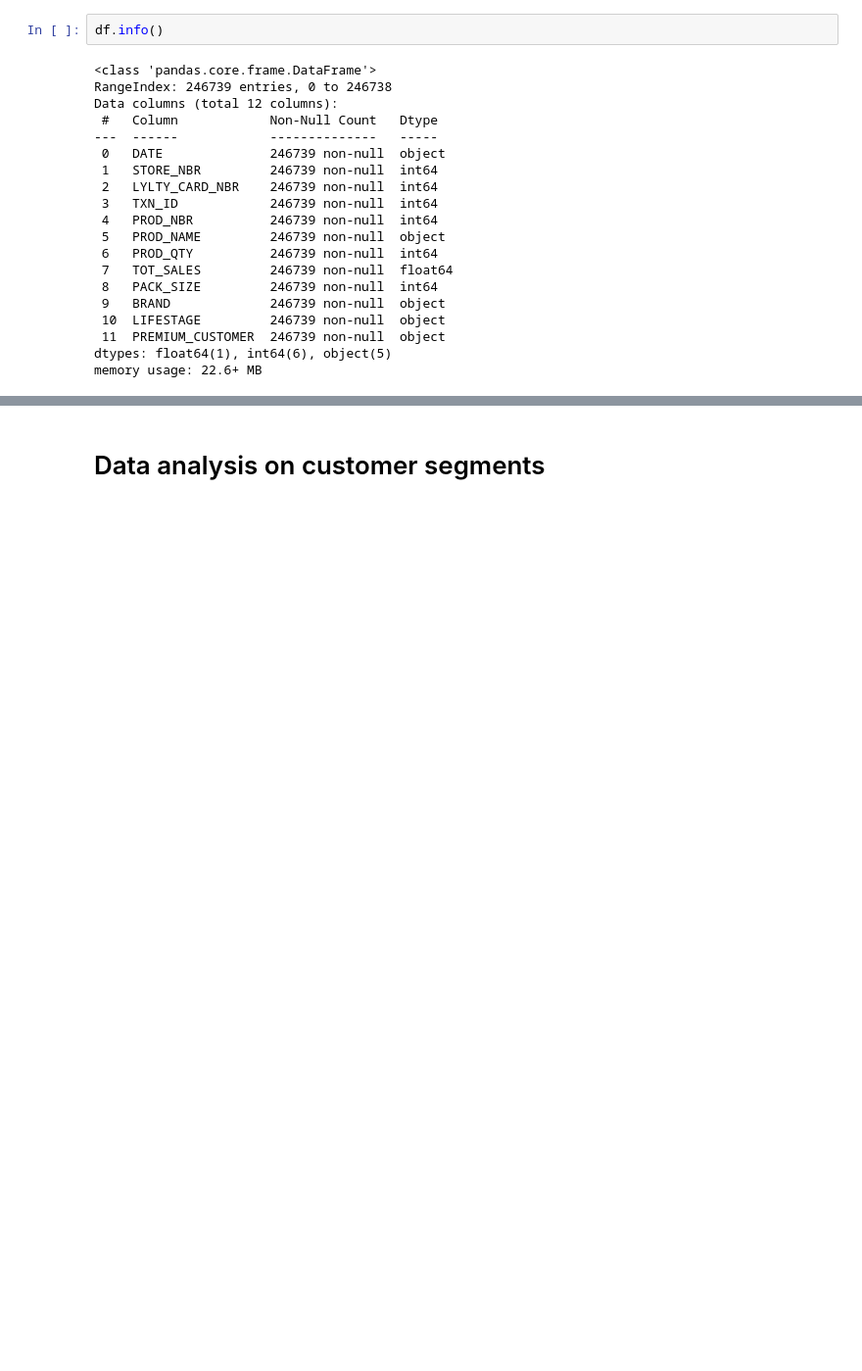
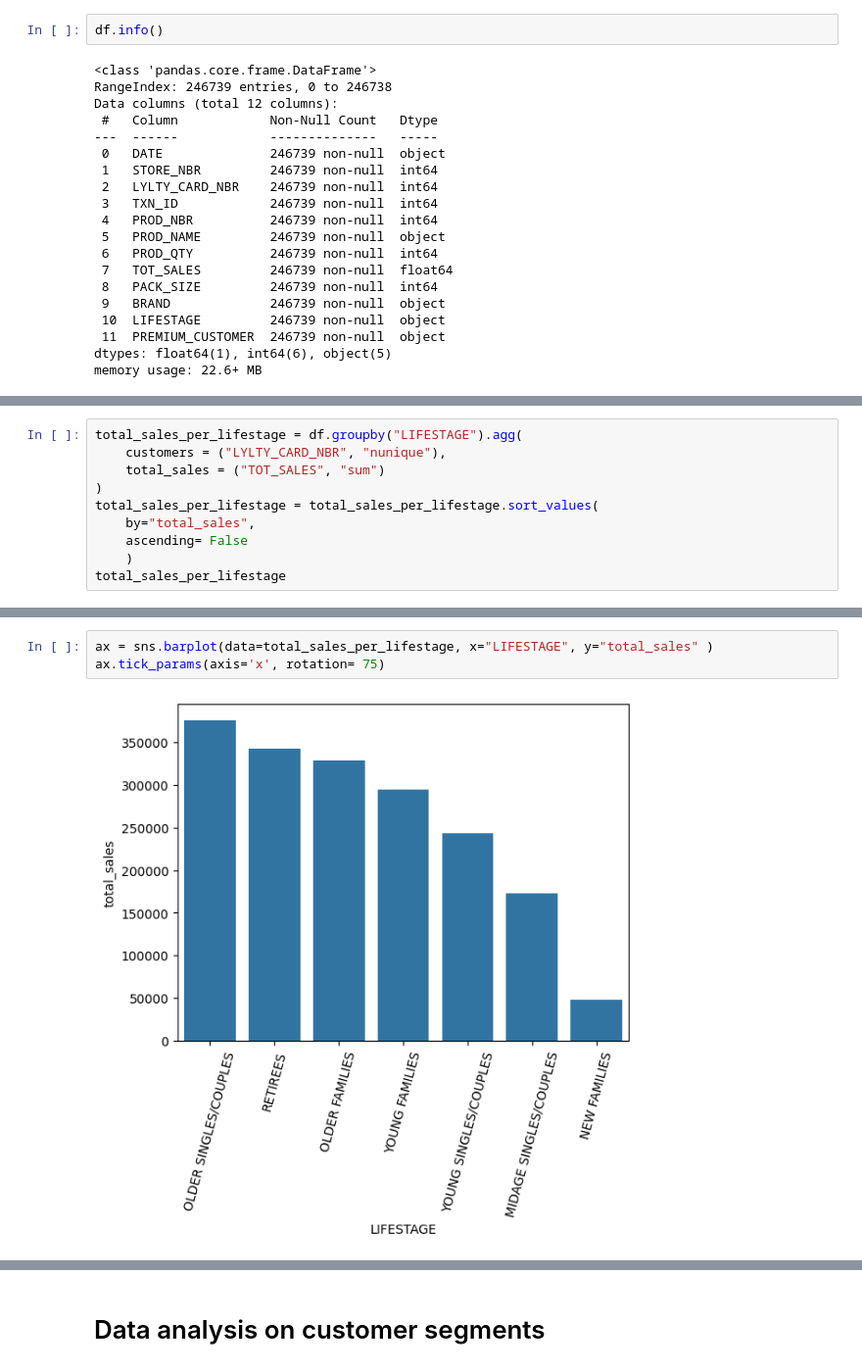
Before and after one commit to Ekatskoropud/Quantium, a Jupyter notebook: Task 1/Data analysis.ipynb, the cells around one changed output, grey strips where cells are left out. Shown at 98% size. Cells and saved outputs as stored; diff of their text form; blank space fills up the shorter version.

```diff
--- a/Task 1/Data analysis.ipynb
+++ b/Task 1/Data analysis.ipynb
@@ -44,0 +49,10 @@ memory usage: 22.6+ MB
+# %%
+total_sales_per_lifestage = df.groupby("LIFESTAGE").agg(
+    customers = ("LYLTY_CARD_NBR", "nunique"),
+    total_sales = ("TOT_SALES", "sum")
+)
+total_sales_per_lifestage = total_sales_per_lifestage.sort_values(
+    by="total_sales",
+    ascending= False
+    )
+total_sales_per_lifestage
@@ -44,0 +69,5 @@ memory usage: 22.6+ MB
+# %%
+ax = sns.barplot(data=total_sales_per_lifestage, x="LIFESTAGE", y="total_sales" )
+ax.tick_params(axis='x', rotation= 75)
+# %% [output]
+[figure, added]
```
Also changed, not shown: parts of 25 cells of this notebook.
